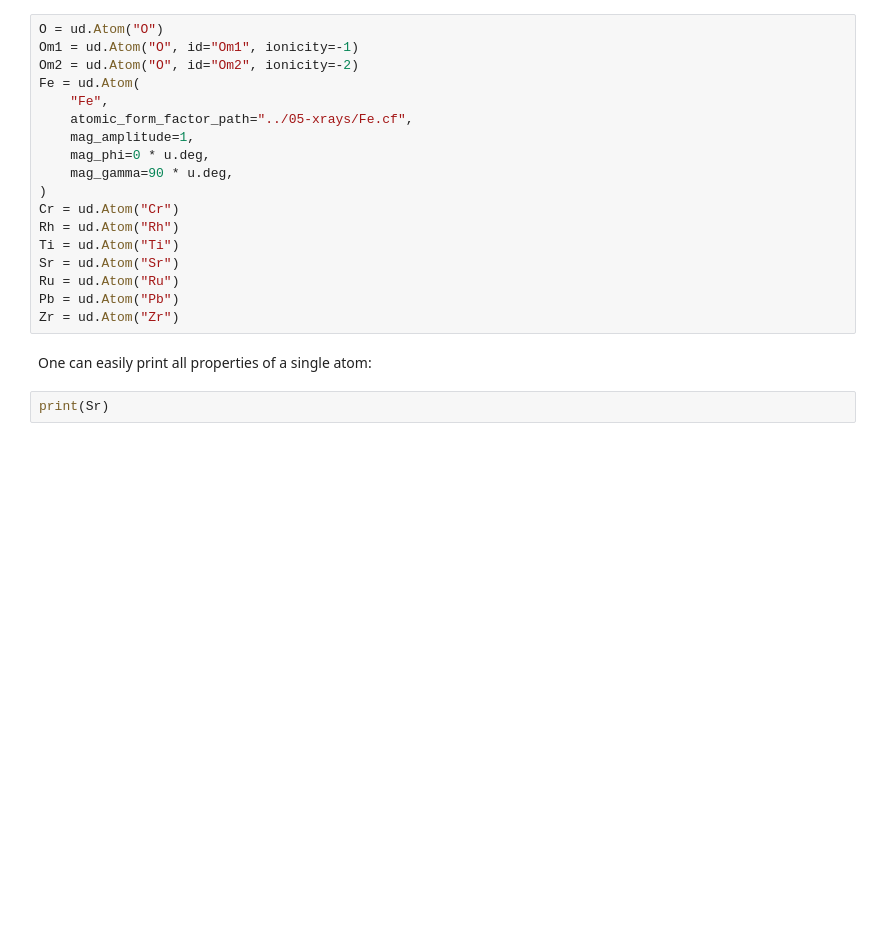
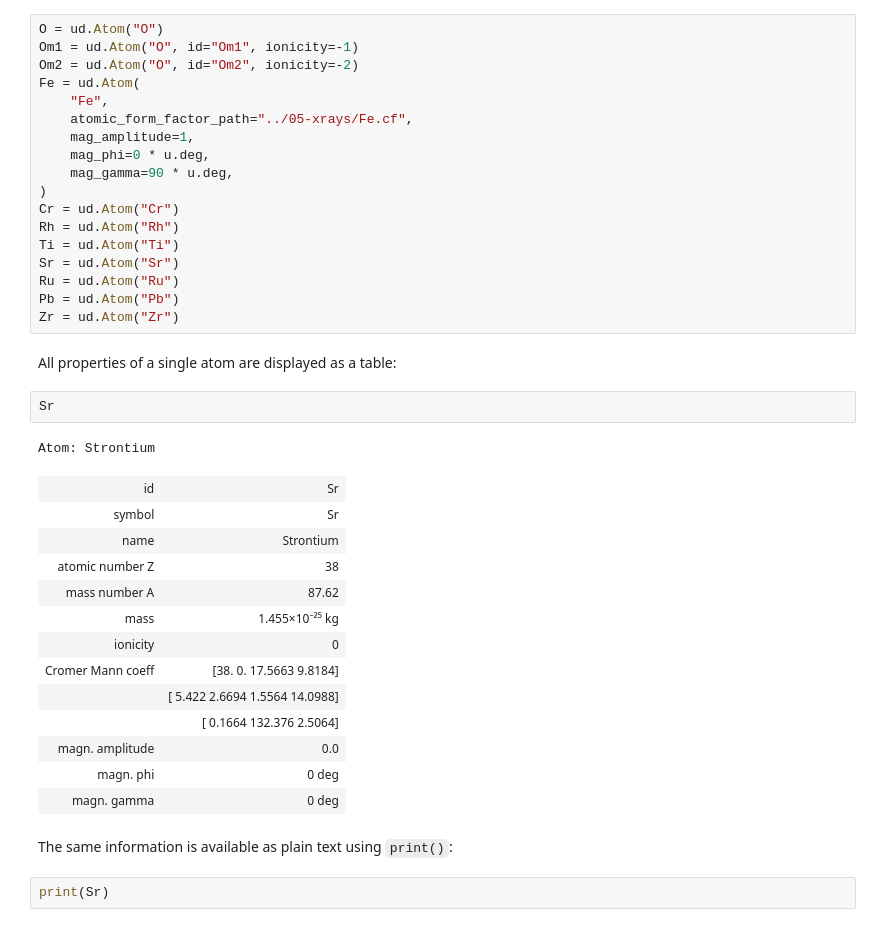
Before and after one commit to dschick/udkm1Dsim, a Jupyter notebook: examples/01-structures/01-structure.ipynb, the cells around one changed output. Drawn from its saved outputs; the diff is of its cells as text; blank space fills up the shorter version.

```diff
--- a/examples/01-structures/01-structure.ipynb
+++ b/examples/01-structures/01-structure.ipynb
@@ -228,7 +71,26 @@ Ru = ud.Atom("Ru")
 Pb = ud.Atom("Pb")
 Zr = ud.Atom("Zr")
 # %% [markdown]
-One can easily print all properties of a single atom:
+All properties of a single atom are displayed as a table:
+# %%
+Sr
+# %% [output]
+Atom: Strontium
+| id | Sr |
+| symbol | Sr |
+| name | Strontium |
+| atomic number Z | 38 |
+| mass number A | 87.62 |
+| mass | 1.455×10⁻²⁵ kg |
+| ionicity | 0 |
+| Cromer Mann coeff | [38. 0. 17.5663 9.8184] |
+|  | [ 5.422 2.6694 1.5564 14.0988] |
+|  | [ 0.1664 132.376 2.5064] |
+| magn. amplitude | 0.0 |
+| magn. phi | 0 deg |
+| magn. gamma | 0 deg |
+# %% [markdown]
+The same information is available as plain text using `print()`:
 # %%
 print(Sr)
 # %% [output]
```
Also changed, not shown: parts of 39 cells of this notebook.
